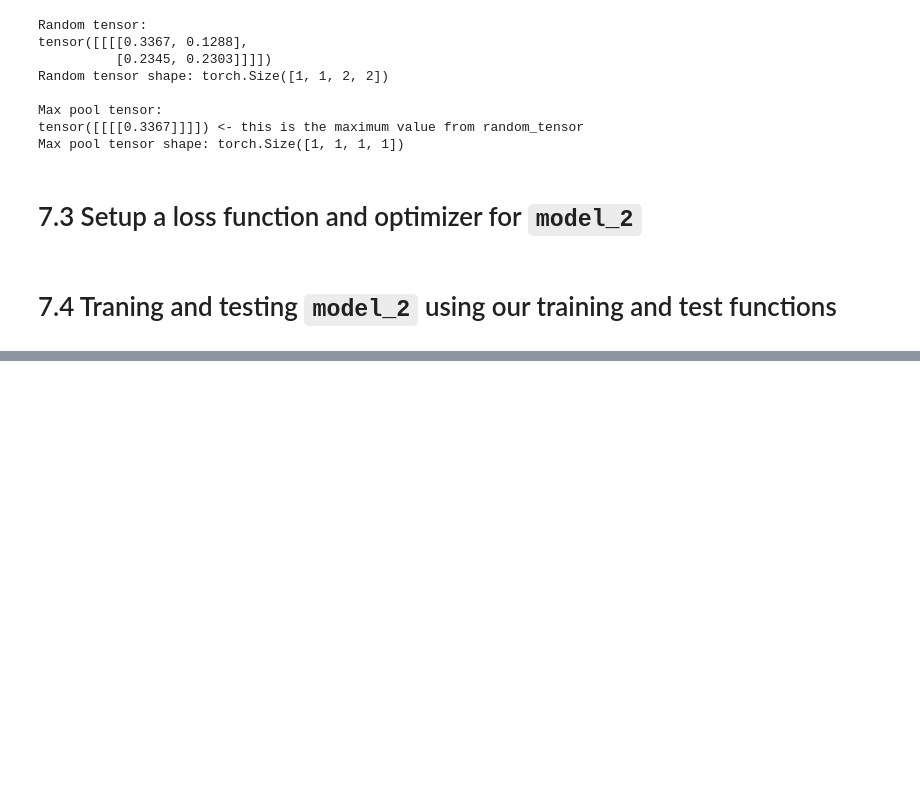
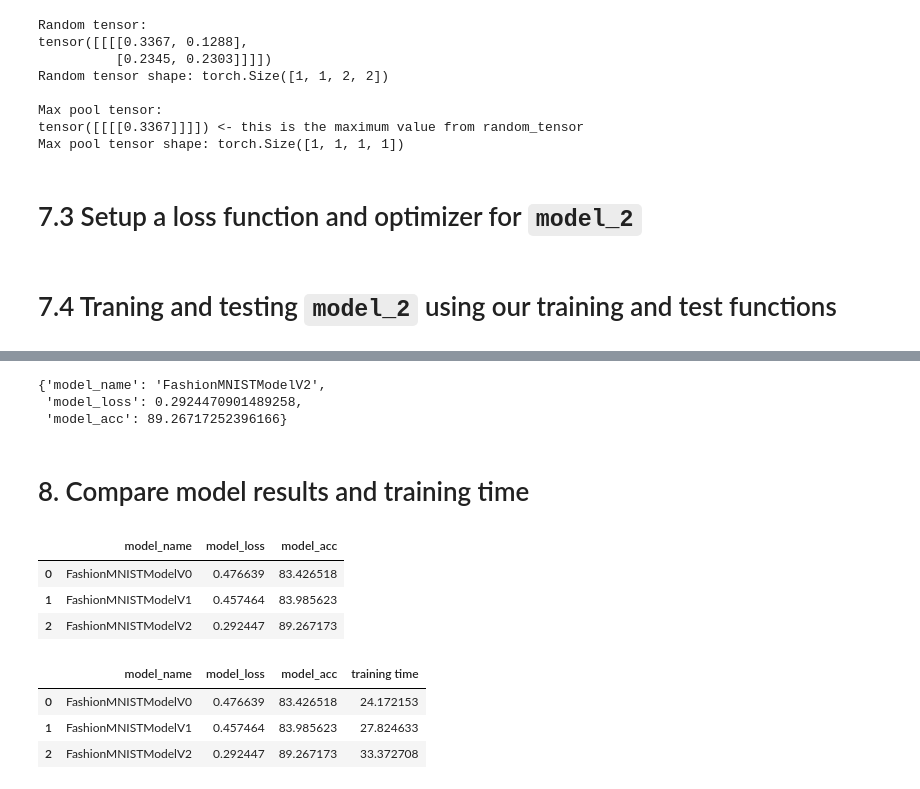
Before and after one commit to lnikam1811/Learning_PyTorch, a Jupyter notebook: 03_PyTorch_Computer_Vision.ipynb, the cells around one changed output, grey strips where cells are left out. Saved outputs shown, nothing was run; the diff lists cells and outputs as text; code cells hidden in the pictures; blank space fills up the shorter version.

```diff
--- a/03_PyTorch_Computer_Vision.ipynb
+++ b/03_PyTorch_Computer_Vision.ipynb
@@ -896,0 +898,36 @@ NameError: ignored
+# %%
+# Get model_2 results
+model_2_results = eval_model(
+    model = model_2,
+data_loader = test_dataloader,
+loss_fn = loss_fn,
+accuracy_fn = accuracy_fn )
+
+model_2_results
+# %% [output]
+{'model_name': 'FashionMNISTModelV2',
+ 'model_loss': 0.2924470901489258,
+ 'model_acc': 89.26717252396166}
+# %% [markdown]
+# 8. Compare model results and training time
+# %%
+import pandas as pd
+compare_results = pd.DataFrame([model_0_results, model_1_results, model_2_results])
+compare_results
+# %% [output]
+|  | model_name | model_loss | model_acc |
+| 0 | FashionMNISTModelV0 | 0.476639 | 83.426518 |
+| 1 | FashionMNISTModelV1 | 0.457464 | 83.985623 |
+| 2 | FashionMNISTModelV2 | 0.292447 | 89.267173 |
+# %%
+# Add training times to results comparison
+compare_results["training time"] = [total_train__time_model_0,
+                                    total_train_time_model_1,
+                                    total_train_time_model_2]
+
+compare_results
+# %% [output]
+|  | model_name | model_loss | model_acc | training time |
+| 0 | FashionMNISTModelV0 | 0.476639 | 83.426518 | 24.172153 |
+| 1 | FashionMNISTModelV1 | 0.457464 | 83.985623 | 27.824633 |
+| 2 | FashionMNISTModelV2 | 0.292447 | 89.267173 | 33.372708 |
```
Also changed, not shown: parts of 11 cells of this notebook.
